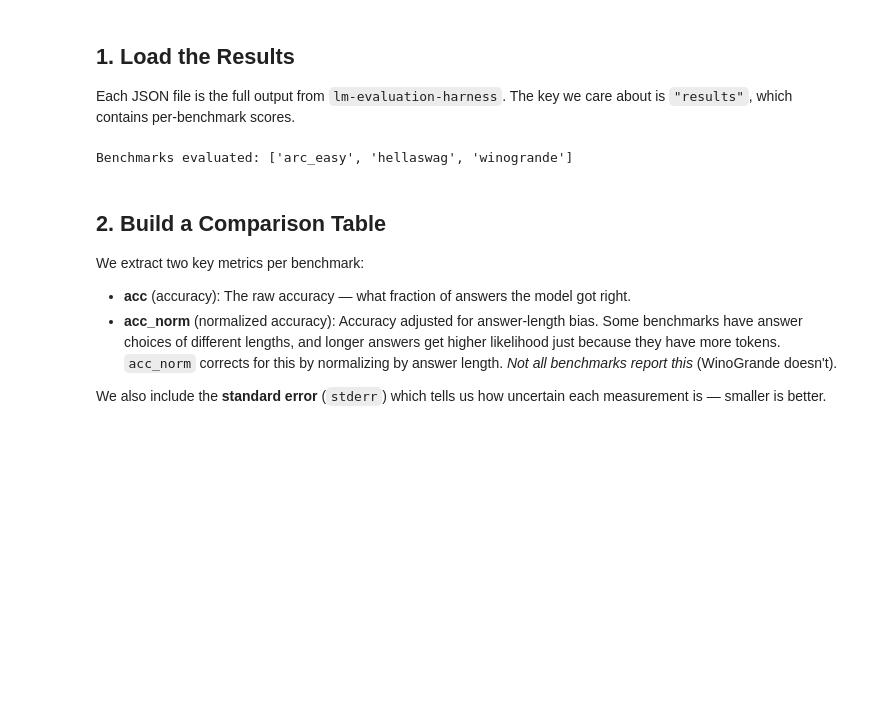
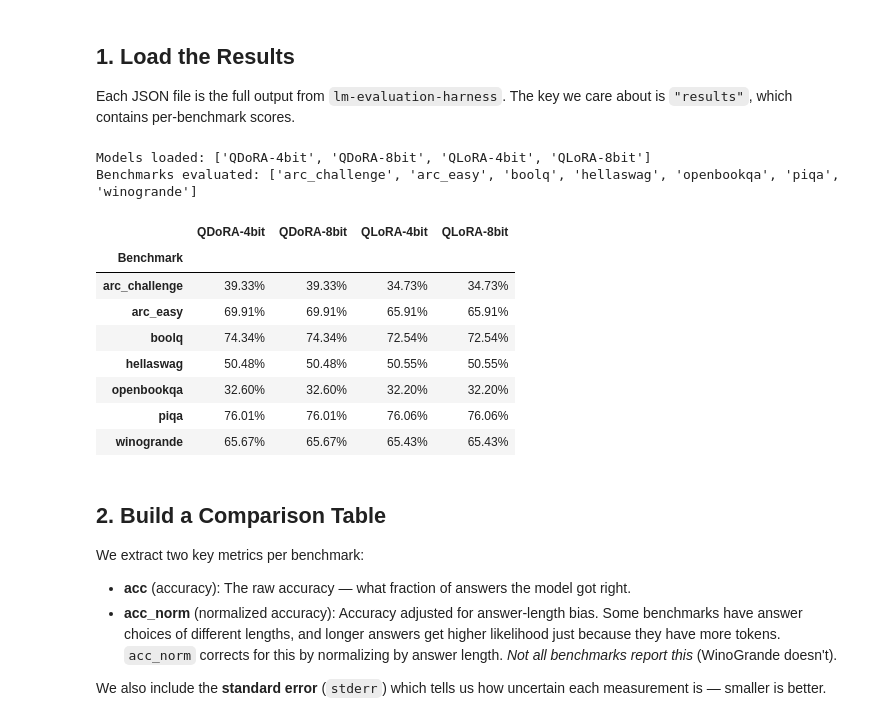
Before and after one commit to tardelr/dora-case-studies, a Jupyter notebook: analysis.ipynb, the cells around one changed output. Cells and saved outputs as stored; diff of their text form; code cells hidden in the pictures; blank space fills up the shorter version.

Commit message:
improve config benchmark results handling

```diff
--- a/analysis.ipynb
+++ b/analysis.ipynb
@@ -14,26 +14,54 @@ Both models were evaluated on three standard benchmarks using the `lm-evaluation
 ## 1. Load the Results
 
 Each JSON file is the full output from `lm-evaluation-harness`. The key we care about is `"results"`, which contains per-benchmark scores.
-# %%
-import json
-import pandas as pd
-import matplotlib.pyplot as plt
-import numpy as np
-
-# Load the raw JSON files
-with open("results_llama_8b_dora.json") as f:
-    dora_raw = json.load(f)
-
-with open("results_llama_8b_lora.json") as f:
-    lora_raw = json.load(f)
-
-# Extract just the benchmark results
-dora_results = dora_raw["results"]
-lora_results = lora_raw["results"]
-
-print("Benchmarks evaluated:", list(dora_results.keys()))
-# %% [output]
-Benchmarks evaluated: ['arc_easy', 'hellaswag', 'winogrande']
+# %%
+import json
+import pandas as pd
+import matplotlib.pyplot as plt
+import numpy as np
+
+# ── Configuration ──────────────────────────────────────────────────
+RESULTS_ROOT = "/teamspace/lightning_storage/evals"
+MODELS = {
+    "QDoRA-4bit": f"{RESULTS_ROOT}/qwen2.5-1.5b-qdora-4bit/results.json",
+    "QDoRA-8bit": f"{RESULTS_ROOT}/qwen2.5-1.5b-qdora-4bit/results.json",
+    "QLoRA-4bit": f"{RESULTS_ROOT}/qwen2.5-1.5b-qlora-8bit-v2/results.json",
+    "QLoRA-8bit": f"{RESULTS_ROOT}/qwen2.5-1.5b-qlora-8bit-v2/results.json",
+    # Add more entries here to load additional benchmarks
+}
+
+# Load all results
+all_results = {}
+for name, path in MODELS.items():
+    with open(path) as f:
+        raw = json.load(f)
+    all_results[name] = raw["results"]
+
+# Keep named references for the rest of the notebook
+# dora_results = all_results["DoRA"]
+# lora_results = all_results["LoRA"]
+
+print("Models loaded:", list(all_results.keys()))
+print("Benchmarks evaluated:", list(next(iter(all_results.values())).keys()))
+# %% [output]
+Models loaded: ['QDoRA-4bit', 'QDoRA-8bit', 'QLoRA-4bit', 'QLoRA-8bit']
+Benchmarks evaluated: ['arc_challenge', 'arc_easy', 'boolq', 'hellaswag', 'openbookqa', 'piqa', 'winogrande']
+# %%
+benchmarks = list(next(iter(all_results.values())).keys())
+models = list(all_results.keys())
+
+rows = {b: {m: all_results[m][b]["acc,none"] for m in models} for b in benchmarks}
+pd.DataFrame(rows).T.rename_axis("Benchmark").style.format("{:.2%}")
+# %% [output]
+|  | QDoRA-4bit | QDoRA-8bit | QLoRA-4bit | QLoRA-8bit |
+| Benchmark |  |  |  |  |
+| arc_challenge | 39.33% | 39.33% | 34.73% | 34.73% |
+| arc_easy | 69.91% | 69.91% | 65.91% | 65.91% |
+| boolq | 74.34% | 74.34% | 72.54% | 72.54% |
+| hellaswag | 50.48% | 50.48% | 50.55% | 50.55% |
+| openbookqa | 32.60% | 32.60% | 32.20% | 32.20% |
+| piqa | 76.01% | 76.01% | 76.06% | 76.06% |
+| winogrande | 65.67% | 65.67% | 65.43% | 65.43% |
 # %% [markdown]
 ## 2. Build a Comparison Table
 
```
